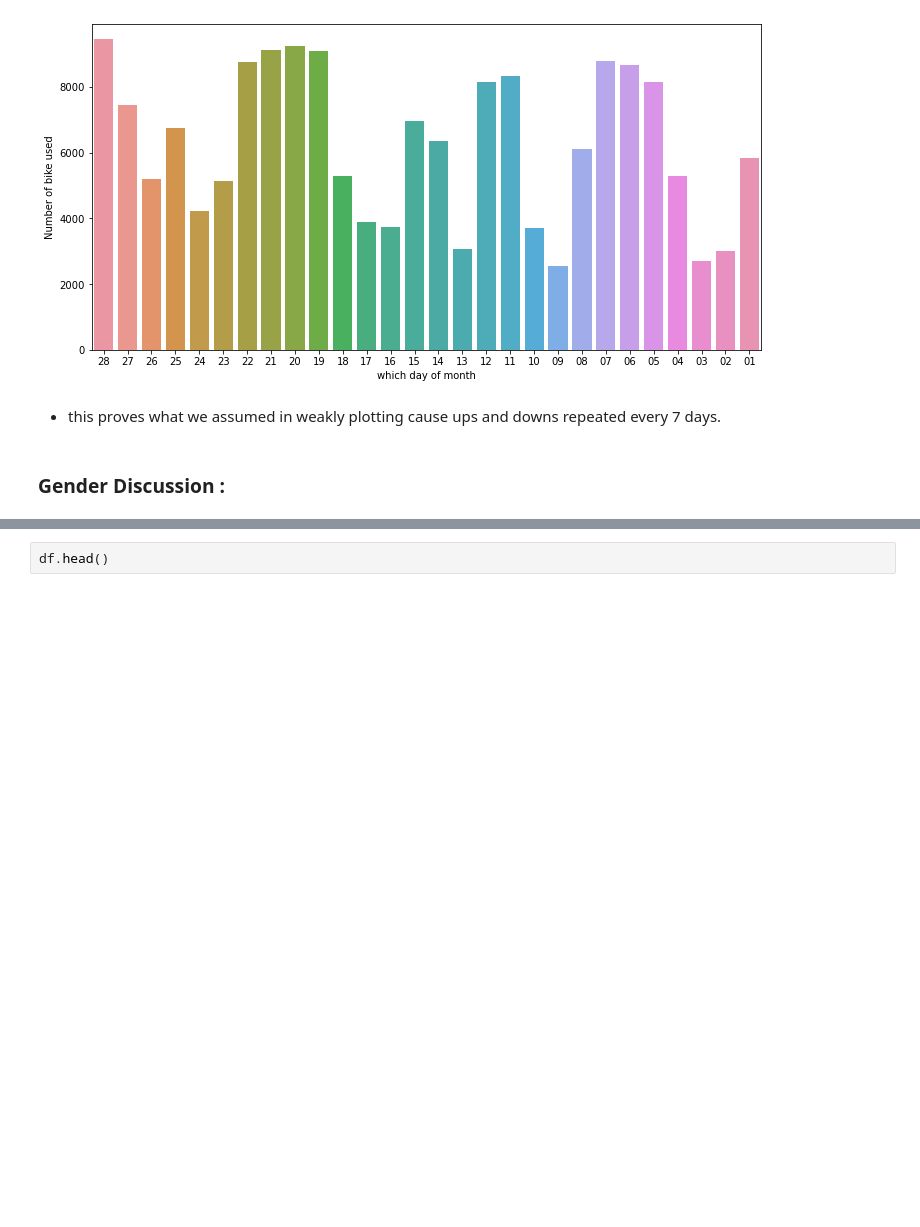
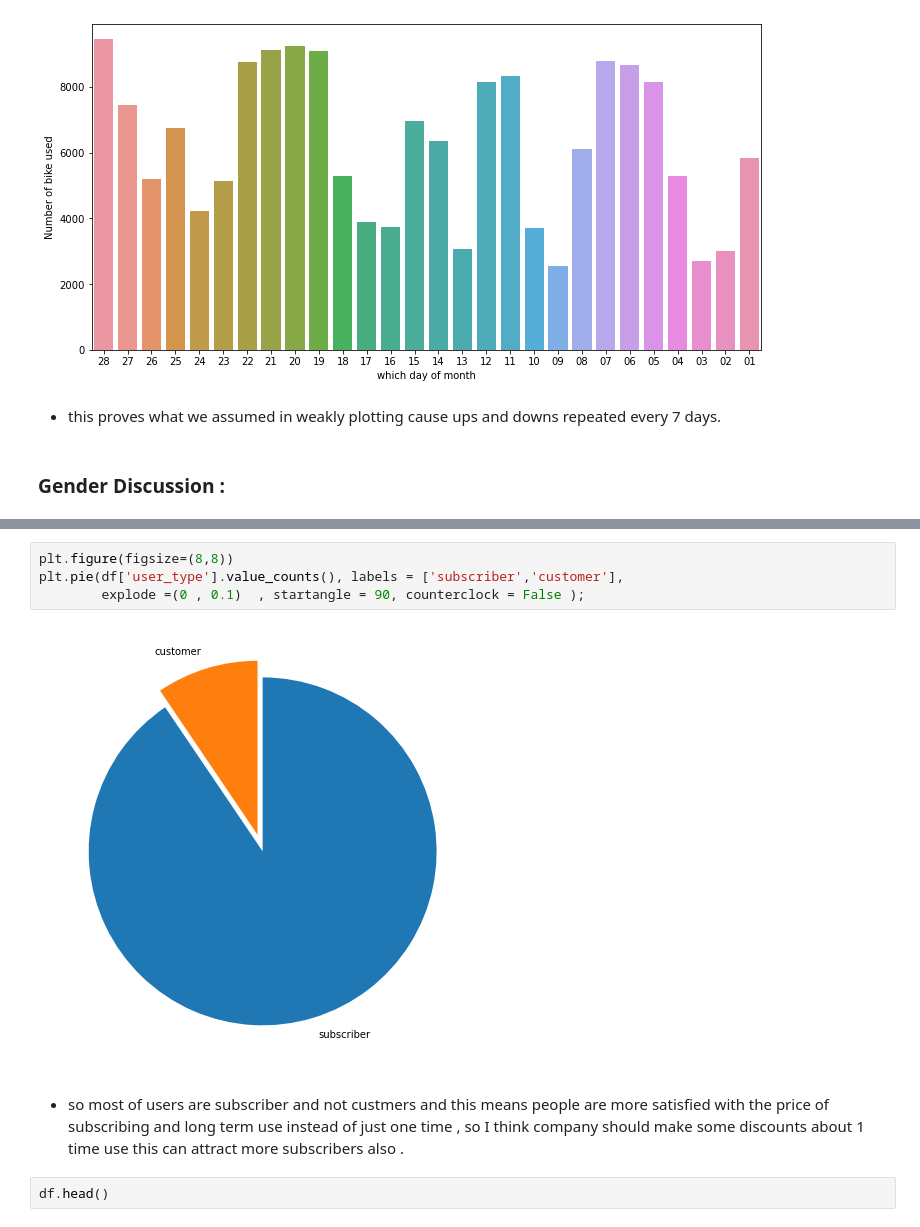
Before and after one commit to Theabdelkader/Communicate-Data-Findings-Ford-GoBike-System, a Jupyter notebook: exploration_template.ipynb, the cells around one changed output, grey strips where cells are left out. Drawn from its saved outputs; the diff is of its cells as text; blank space fills up the shorter version.

```diff
--- a/exploration_template.ipynb
+++ b/exploration_template.ipynb
@@ -384,3 +383,11 @@ plt.pie(Gender_counts, labels = ['Male','Female','other'], startangle = 90,
+# %%
+plt.figure(figsize=(8,8))
+plt.pie(df['user_type'].value_counts(), labels = ['subscriber','customer'],
+        explode =(0 , 0.1)  , startangle = 90, counterclock = False );
+# %% [output]
+[figure, added]
+# %% [markdown]
+- so most of users are subscriber and not custmers and this means people are more satisfied with the price of subscribing and long term use instead of just one time , so I think company should make some discounts about 1 time use this can attract more subscribers also .
 # %%
 df.head()
 # %% [output]
```
Also changed, not shown: parts of 2 cells of this notebook.
